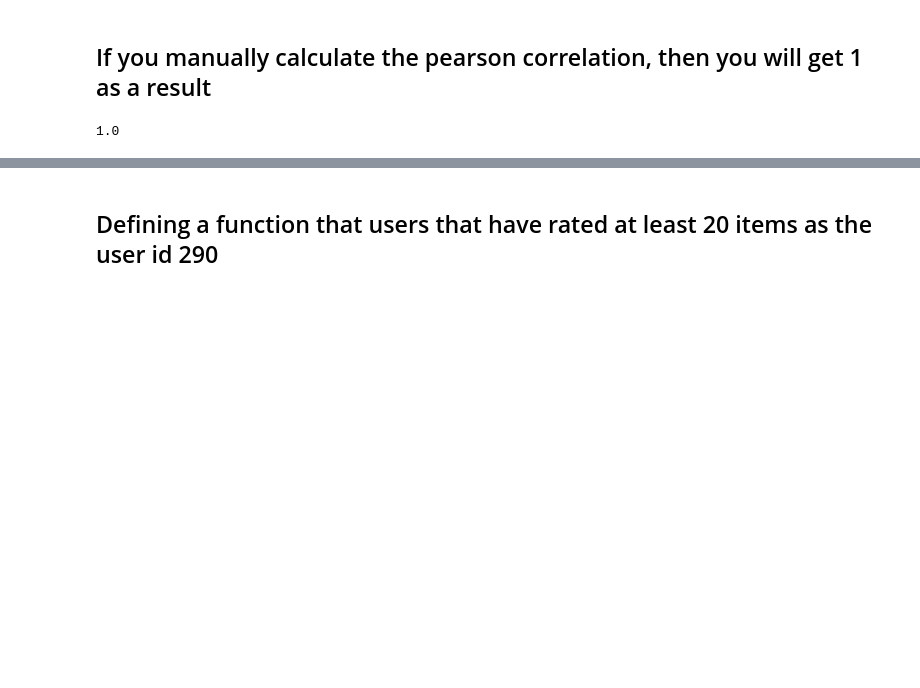
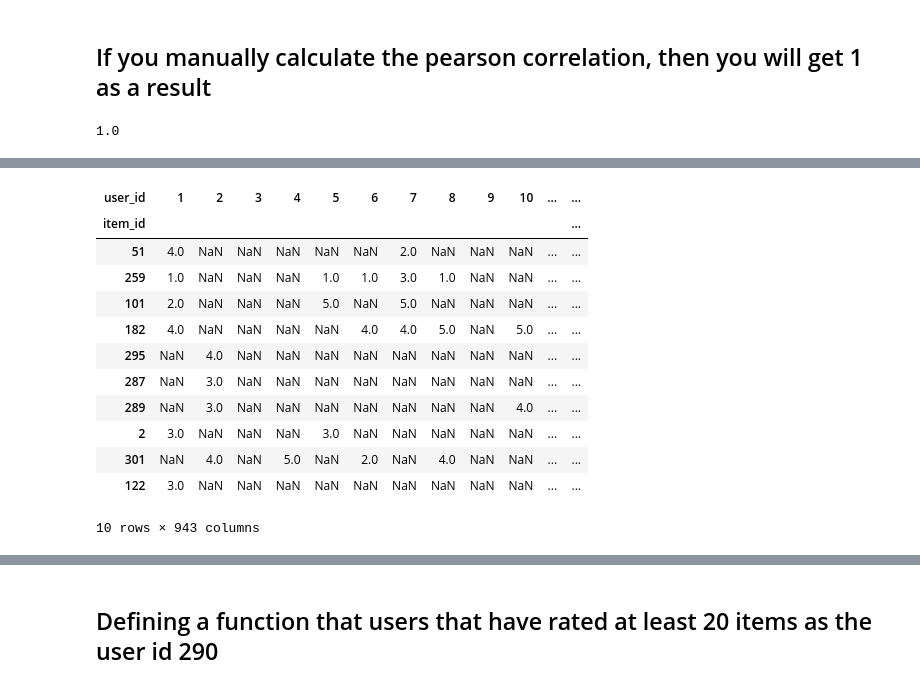
Before and after one commit to ali-d-nasseri/Recommender-System, a Jupyter notebook: Recommender Project.ipynb, the cells around one changed output, grey strips where cells are left out. Drawn from its saved outputs; the diff is of its cells as text; code cells hidden in the pictures; blank space fills up the shorter version.

```diff
--- a/Recommender Project.ipynb
+++ b/Recommender Project.ipynb
@@ -257,0 +216,5 @@ cor
+# %%
+movie_rating_num = movielens.groupby('item_id')['rating'].count().sort_values(ascending = False)
+# %%
+top_movie_ratings = movie_rating_num[movie_rating_num>100].index.tolist()
+top_movie_ratings
@@ -257,0 +239,17 @@ cor
+# %%
+items_over_100_rating = moviematrix.iloc[top_movie_ratings]
+items_over_100_rating.head(10)
+# %% [output]
+| user_id | 1 | 2 | 3 | 4 | 5 | 6 | 7 | 8 | 9 | 10 | ... | ... |
+| item_id |  |  |  |  |  |  |  |  |  |  |  | ... |
+| 51 | 4.0 | NaN | NaN | NaN | NaN | NaN | 2.0 | NaN | NaN | NaN | ... | ... |
+| 259 | 1.0 | NaN | NaN | NaN | 1.0 | 1.0 | 3.0 | 1.0 | NaN | NaN | ... | ... |
+| 101 | 2.0 | NaN | NaN | NaN | 5.0 | NaN | 5.0 | NaN | NaN | NaN | ... | ... |
+| 182 | 4.0 | NaN | NaN | NaN | NaN | 4.0 | 4.0 | 5.0 | NaN | 5.0 | ... | ... |
+| 295 | NaN | 4.0 | NaN | NaN | NaN | NaN | NaN | NaN | NaN | NaN | ... | ... |
+| 287 | NaN | 3.0 | NaN | NaN | NaN | NaN | NaN | NaN | NaN | NaN | ... | ... |
+| 289 | NaN | 3.0 | NaN | NaN | NaN | NaN | NaN | NaN | NaN | 4.0 | ... | ... |
+| 2 | 3.0 | NaN | NaN | NaN | 3.0 | NaN | NaN | NaN | NaN | NaN | ... | ... |
+| 301 | NaN | 4.0 | NaN | 5.0 | NaN | 2.0 | NaN | 4.0 | NaN | NaN | ... | ... |
+| 122 | 3.0 | NaN | NaN | NaN | NaN | NaN | NaN | NaN | NaN | NaN | ... | ... |
+10 rows × 943 columns
```
Also changed, not shown: parts of 26 cells of this notebook.
